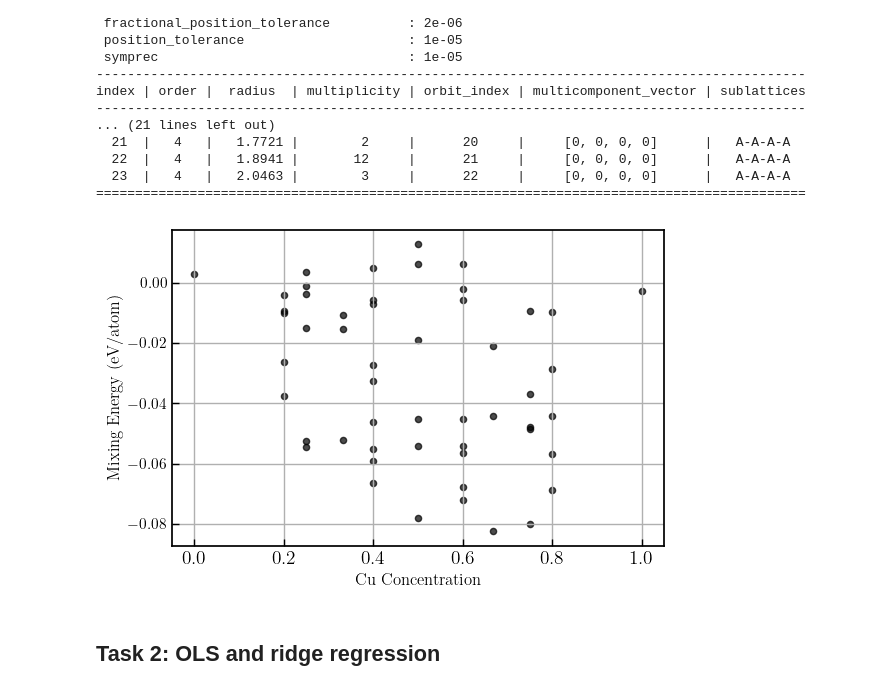
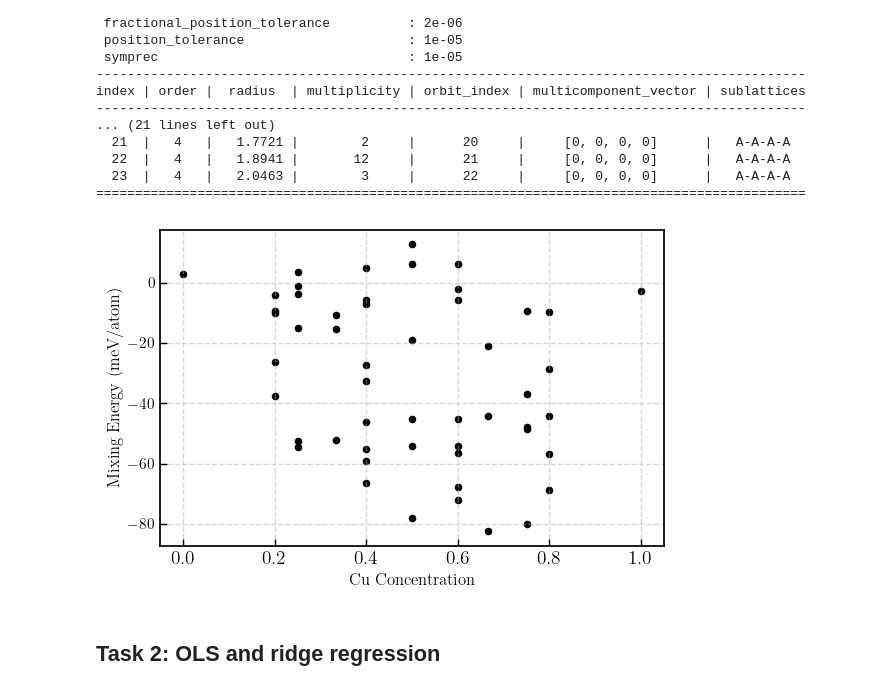
Before and after one commit to stommen/tif345_projects, a Jupyter notebook: project_2a/project2a_LBOS.ipynb, the cells around one changed output. Drawn from its saved outputs; the diff is of its cells as text; code cells hidden in the pictures.

```diff
--- a/project_2a/project2a_LBOS.ipynb
+++ b/project_2a/project2a_LBOS.ipynb
@@ -16,12 +16,10 @@ import icet
 
 import numpy as np
 import matplotlib.pyplot as plt
+import pandas as pd
 import os
 import scipy
-import seaborn as sns
-sns.set_context('notebook')
 import emcee
-import corner
 
 from sklearn.linear_model import LinearRegression
 from sklearn.linear_model import RidgeCV
@@ -185,20 +183,20 @@ index | order |  radius  | multiplicity | orbit_index | multicomponent_vector |
 # %%
 
 comps = data['composition']
-energies = data['energy']
+energies = np.array(data['energy'])
 
 cu_concentrations = [find_cu_concentration(comp) for comp in comps]
 
-plt.figure(figsize=(6,4))
-plt.scatter(cu_concentrations, energies, color='k', s=20, alpha=0.7)
+plt.figure(figsize=(6, 4))
+plt.scatter(cu_concentrations, energies * 1000, color='k', s=20, alpha=1)
 plt.xlabel('Cu Concentration')
-plt.ylabel('Mixing Energy (eV/atom)')
-plt.grid(True)
+plt.ylabel('Mixing Energy (meV/atom)')
+plt.grid(True, linestyle='--', alpha=0.5)
 plt.tight_layout()
 # plt.savefig('figs/au_cu_mixing_energy_vs_concentration.pdf', bbox_inches='tight')
 plt.show()
 # %% [output]
-[figure, old version]
+[figure, new version]
 # %% [markdown]
 ## **Task 2: OLS and ridge regression**
 # %%
```
Also changed, not shown: parts of 17 cells of this notebook, 8 other files.
